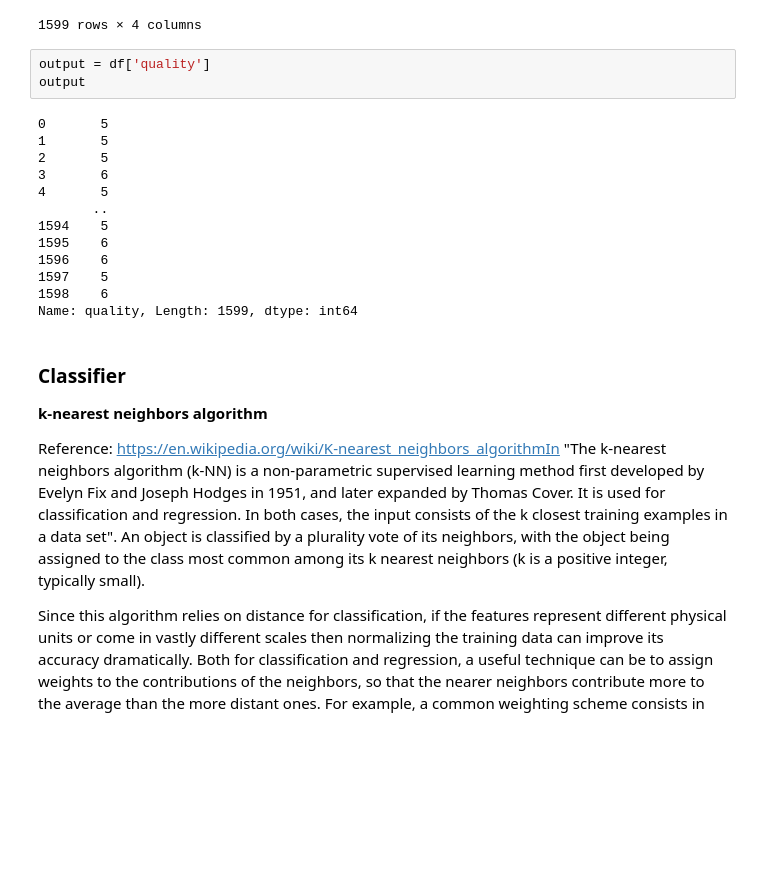
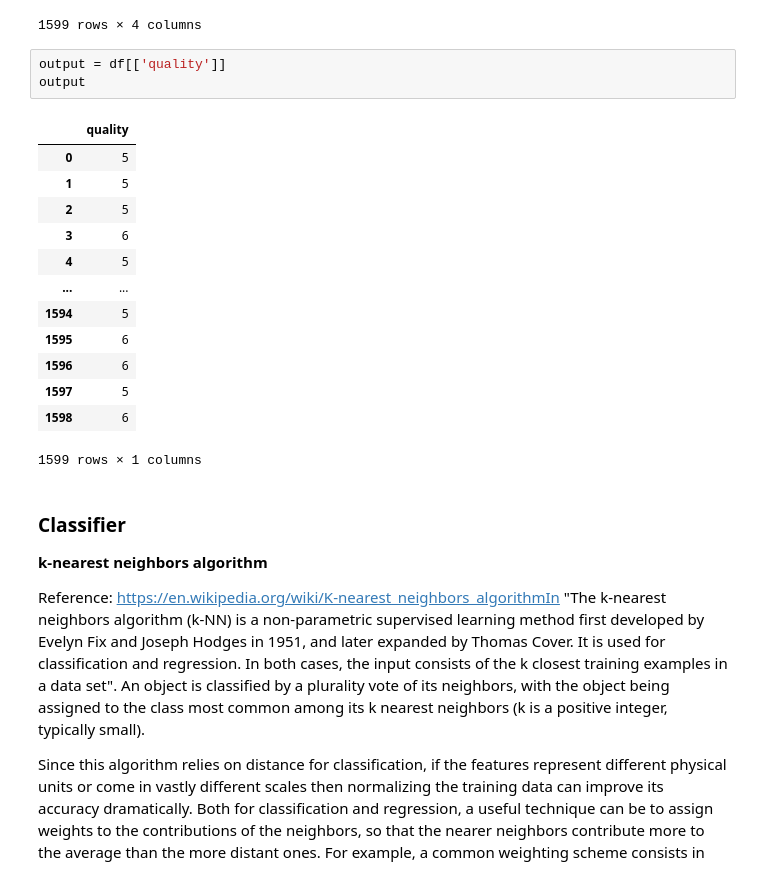
Before and after one commit to LaisColetta/PdDA_Assignment, a Jupyter notebook: PdDA_Assignment.ipynb, the cells around one changed output. Cells and saved outputs as stored; diff of their text form; blank space fills up the shorter version.

```diff
--- a/PdDA_Assignment.ipynb
+++ b/PdDA_Assignment.ipynb
@@ -230,21 +244,22 @@ input
 | 1598 | 11.0 | 0.66 | 0.47 | 6.0 |
 1599 rows × 4 columns
 # %%
-output = df['quality']
+output = df[['quality']]
 output
 # %% [output]
+|  | quality |
+| 0 | 5 |
+| 1 | 5 |
+| 2 | 5 |
+| 3 | 6 |
+| 4 | 5 |
+| ... | ... |
+| 1594 | 5 |
+| 1595 | 6 |
+| 1596 | 6 |
+| 1597 | 5 |
+| 1598 | 6 |
-0       5
-1       5
-2       5
-3       6
-4       5
-       ..
-1594    5
-1595    6
-1596    6
-1597    5
-1598    6
-Name: quality, Length: 1599, dtype: int64
+1599 rows × 1 columns
 # %% [markdown]
 ### Classifier
 
```
Also changed, not shown: parts of 9 cells of this notebook.
